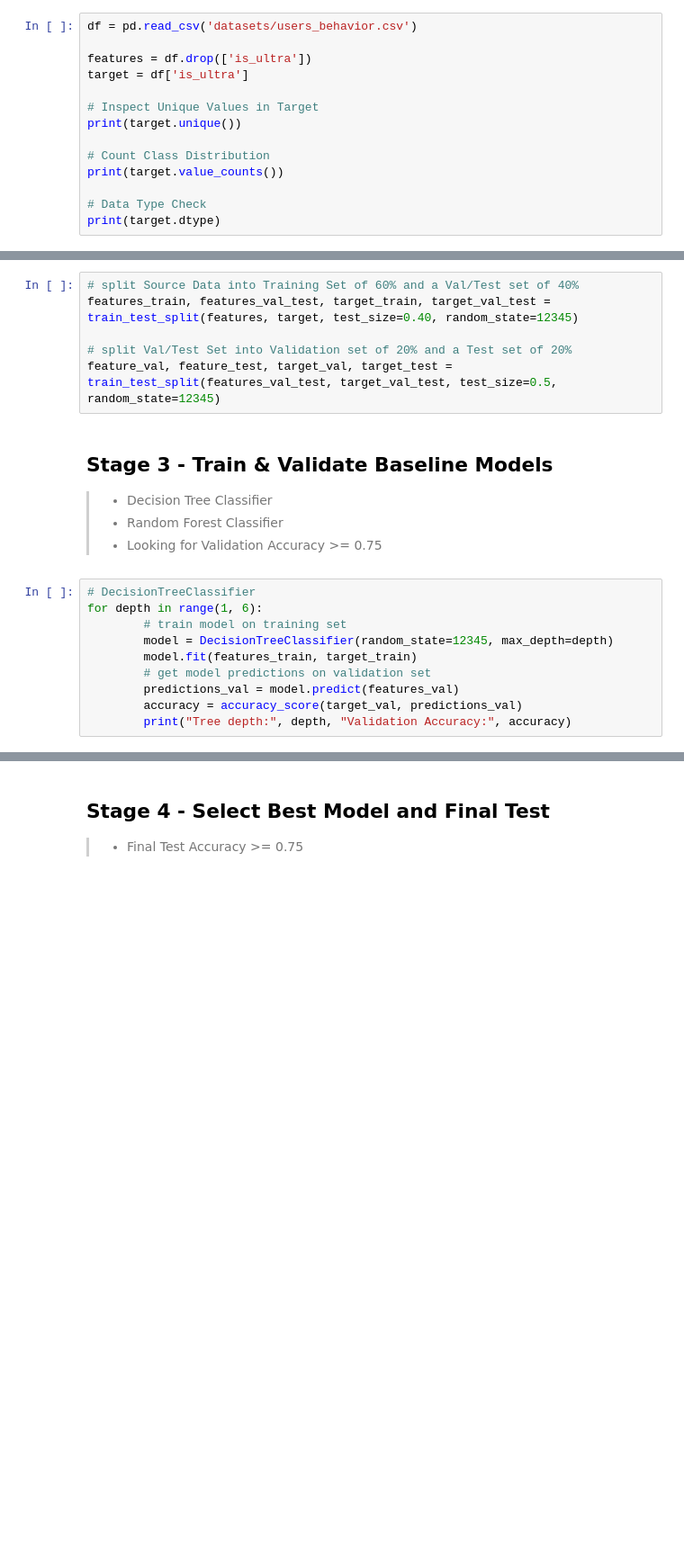
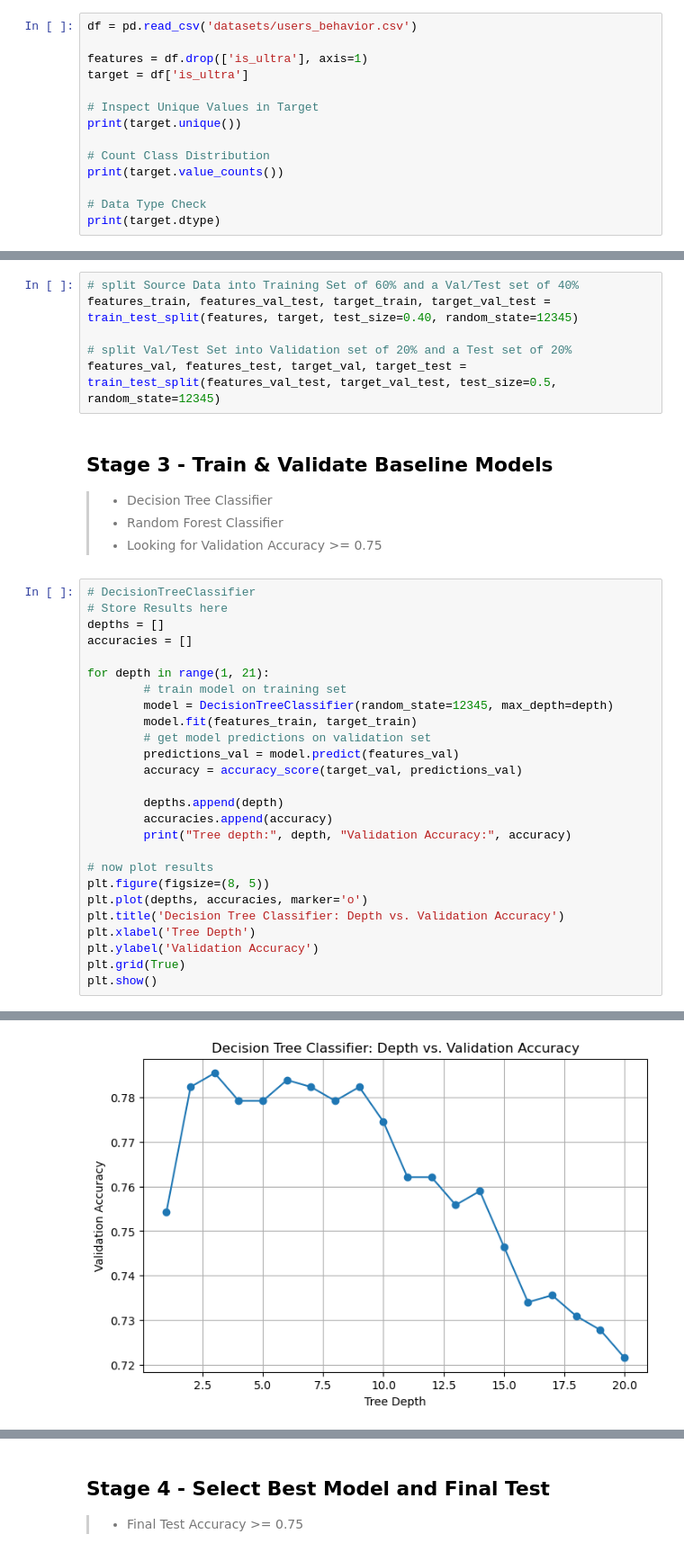
Before and after one commit to DigitalKnight74/Megaline_mobile_New_Plans, a Jupyter notebook: Megaline_Machine_Learning.ipynb, the cells around one changed output, grey strips where cells are left out. Shown at 90% size. Cells and saved outputs as stored; diff of their text form; blank space fills up the shorter version.

Commit message:
Final Code with Plots to graphically show how the validation went.

```diff
--- a/Megaline_Machine_Learning.ipynb
+++ b/Megaline_Machine_Learning.ipynb
@@ -15,7 +16,7 @@ from sklearn.metrics import accuracy_score
 # %%
 df = pd.read_csv('datasets/users_behavior.csv')
 
-features = df.drop(['is_ultra'])
+features = df.drop(['is_ultra'], axis=1)
 target = df['is_ultra']
 
 # Inspect Unique Values in Target
@@ -35,7 +43,7 @@ print(target.dtype)
 features_train, features_val_test, target_train, target_val_test = train_test_split(features, target, test_size=0.40, random_state=12345)
 
 # split Val/Test Set into Validation set of 20% and a Test set of 20%
-feature_val, feature_test, target_val, target_test = train_test_split(features_val_test, target_val_test, test_size=0.5, random_state=12345)
+features_val, features_test, target_val, target_test = train_test_split(features_val_test, target_val_test, test_size=0.5, random_state=12345)
 # %% [markdown]
 ## Stage 3 - Train & Validate Baseline Models
 >* Decision Tree Classifier
@@ -43,11 +51,28 @@ feature_val, feature_test, target_val, target_test = train_test_split(features_v
 >* Looking for Validation Accuracy >= 0.75
 # %%
 # DecisionTreeClassifier
-for depth in range(1, 6):
+# Store Results here
+depths = []
+accuracies = []
+
+for depth in range(1, 21):
         # train model on training set
         model = DecisionTreeClassifier(random_state=12345, max_depth=depth)
         model.fit(features_train, target_train)
         # get model predictions on validation set
         predictions_val = model.predict(features_val)
         accuracy = accuracy_score(target_val, predictions_val)
+
+        depths.append(depth)
+        accuracies.append(accuracy)
         print("Tree depth:", depth, "Validation Accuracy:", accuracy)
+
+# now plot results
+plt.figure(figsize=(8, 5))
+plt.plot(depths, accuracies, marker='o')
+plt.title('Decision Tree Classifier: Depth vs. Validation Accuracy')
+plt.xlabel('Tree Depth')
+plt.ylabel('Validation Accuracy')
+plt.grid(True)
+plt.show()
+# %% [output]
@@ -53,0 +99 @@ for depth in range(1, 6):
+[figure, added]
```
Also changed, not shown: parts of 7 cells of this notebook, 1 other file.
